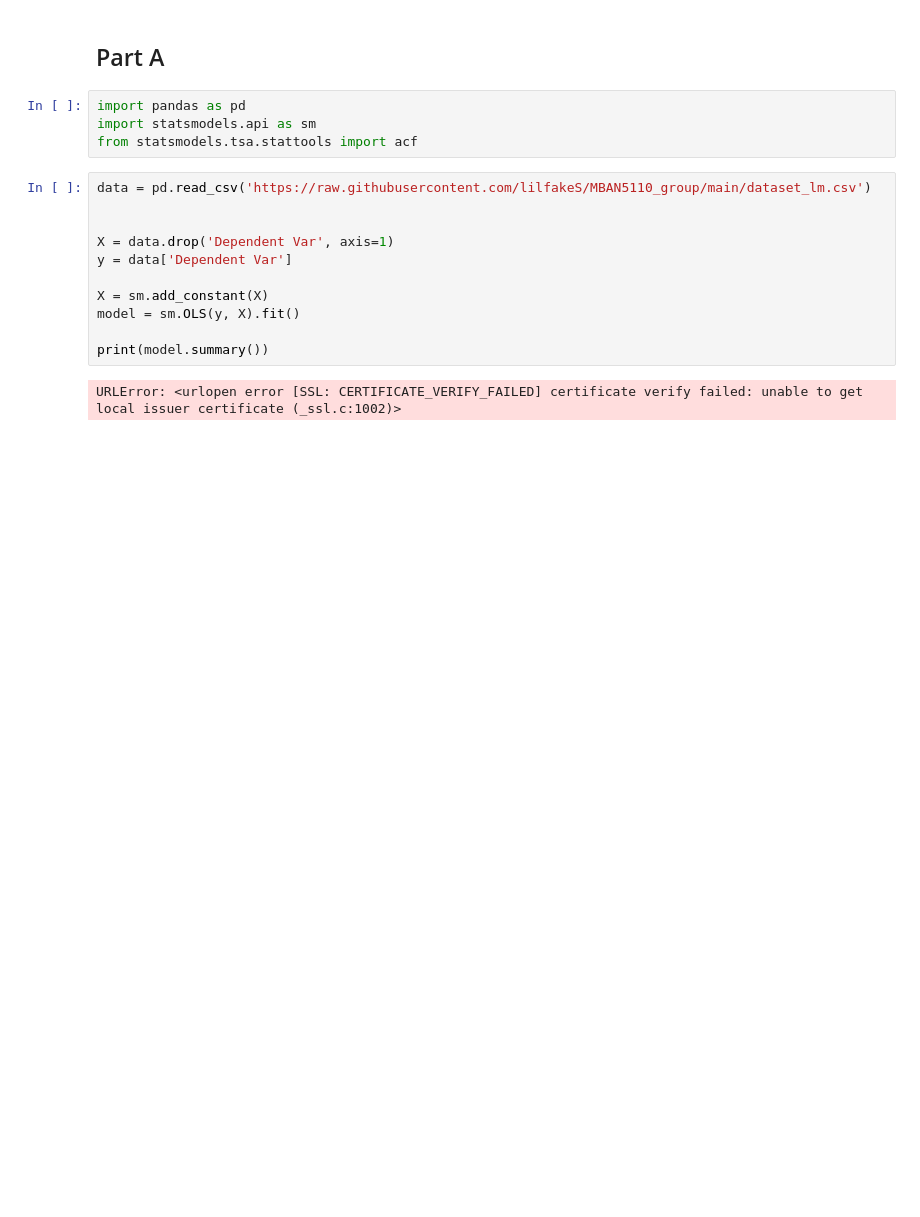
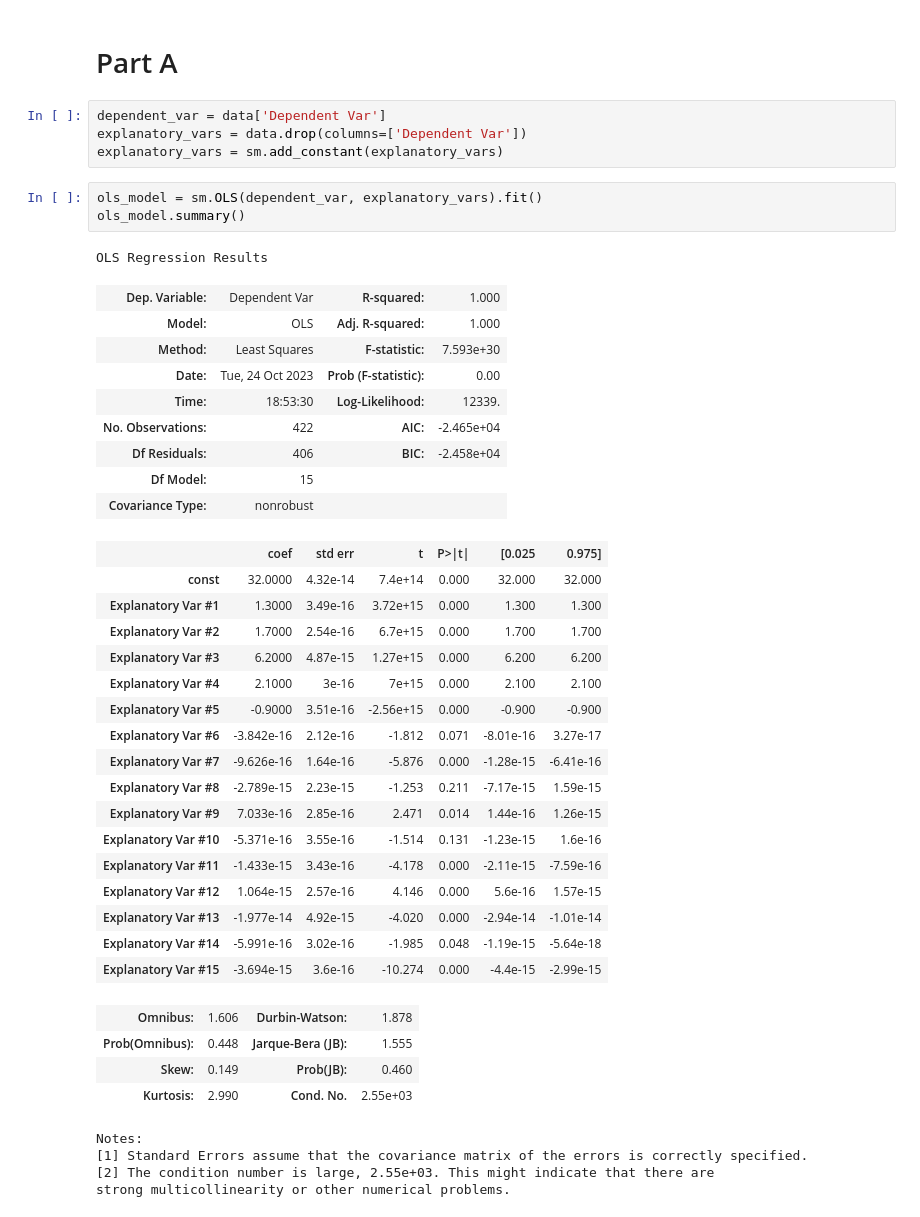
Before and after one commit to lilfakeS/MBAN5110_group, a Jupyter notebook: Assignment1.ipynb, the cells around one changed output. Saved outputs shown, nothing was run; the diff lists cells and outputs as text; blank space fills up the shorter version.

```diff
--- a/Assignment1.ipynb
+++ b/Assignment1.ipynb
@@ -38,19 +55,45 @@ that exploits the available information given in the table as much as possible.
 # %% [markdown]
-## Part A ##
+# Part A
-# %%
-import pandas as pd
-import statsmodels.api as sm
-from statsmodels.tsa.stattools import acf
-# %%
-data = pd.read_csv('https://raw.githubusercontent.com/lilfakeS/MBAN5110_group/main/dataset_lm.csv')
-
-
-X = data.drop('Dependent Var', axis=1)
-y = data['Dependent Var']
-
-X = sm.add_constant(X)
-model = sm.OLS(y, X).fit()
-
-print(model.summary())
-# %% [output]
-URLError: <urlopen error [SSL: CERTIFICATE_VERIFY_FAILED] certificate verify failed: unable to get local issuer certificate (_ssl.c:1002)>
+# %%
+dependent_var = data['Dependent Var']
+explanatory_vars = data.drop(columns=['Dependent Var'])
+explanatory_vars = sm.add_constant(explanatory_vars)
+# %%
+ols_model = sm.OLS(dependent_var, explanatory_vars).fit()
+ols_model.summary()
+# %% [output]
+OLS Regression Results
+| Dep. Variable: | Dependent Var | R-squared: | 1.000 |
+| Model: | OLS | Adj. R-squared: | 1.000 |
+| Method: | Least Squares | F-statistic: | 7.593e+30 |
+| Date: | Tue, 24 Oct 2023 | Prob (F-statistic): | 0.00 |
+| Time: | 18:53:30 | Log-Likelihood: | 12339. |
+| No. Observations: | 422 | AIC: | -2.465e+04 |
+| Df Residuals: | 406 | BIC: | -2.458e+04 |
+| Df Model: | 15 |  |  |
+| Covariance Type: | nonrobust |  |  |
+|  | coef | std err | t | P>|t| | [0.025 | 0.975] |
+| const | 32.0000 | 4.32e-14 | 7.4e+14 | 0.000 | 32.000 | 32.000 |
+| Explanatory Var #1 | 1.3000 | 3.49e-16 | 3.72e+15 | 0.000 | 1.300 | 1.300 |
+| Explanatory Var #2 | 1.7000 | 2.54e-16 | 6.7e+15 | 0.000 | 1.700 | 1.700 |
+| Explanatory Var #3 | 6.2000 | 4.87e-15 | 1.27e+15 | 0.000 | 6.200 | 6.200 |
+| Explanatory Var #4 | 2.1000 | 3e-16 | 7e+15 | 0.000 | 2.100 | 2.100 |
+| Explanatory Var #5 | -0.9000 | 3.51e-16 | -2.56e+15 | 0.000 | -0.900 | -0.900 |
+| Explanatory Var #6 | -3.842e-16 | 2.12e-16 | -1.812 | 0.071 | -8.01e-16 | 3.27e-17 |
+| Explanatory Var #7 | -9.626e-16 | 1.64e-16 | -5.876 | 0.000 | -1.28e-15 | -6.41e-16 |
+| Explanatory Var #8 | -2.789e-15 | 2.23e-15 | -1.253 | 0.211 | -7.17e-15 | 1.59e-15 |
+| Explanatory Var #9 | 7.033e-16 | 2.85e-16 | 2.471 | 0.014 | 1.44e-16 | 1.26e-15 |
+| Explanatory Var #10 | -5.371e-16 | 3.55e-16 | -1.514 | 0.131 | -1.23e-15 | 1.6e-16 |
+| Explanatory Var #11 | -1.433e-15 | 3.43e-16 | -4.178 | 0.000 | -2.11e-15 | -7.59e-16 |
+| Explanatory Var #12 | 1.064e-15 | 2.57e-16 | 4.146 | 0.000 | 5.6e-16 | 1.57e-15 |
+| Explanatory Var #13 | -1.977e-14 | 4.92e-15 | -4.020 | 0.000 | -2.94e-14 | -1.01e-14 |
+| Explanatory Var #14 | -5.991e-16 | 3.02e-16 | -1.985 | 0.048 | -1.19e-15 | -5.64e-18 |
+| Explanatory Var #15 | -3.694e-15 | 3.6e-16 | -10.274 | 0.000 | -4.4e-15 | -2.99e-15 |
+| Omnibus: | 1.606 | Durbin-Watson: | 1.878 |
+| Prob(Omnibus): | 0.448 | Jarque-Bera (JB): | 1.555 |
+| Skew: | 0.149 | Prob(JB): | 0.460 |
+| Kurtosis: | 2.990 | Cond. No. | 2.55e+03 |
+Notes:
+[1] Standard Errors assume that the covariance matrix of the errors is correctly specified.
+[2] The condition number is large, 2.55e+03. This might indicate that there are
+strong multicollinearity or other numerical problems.
```
Also changed, not shown: parts of 20 cells of this notebook.
